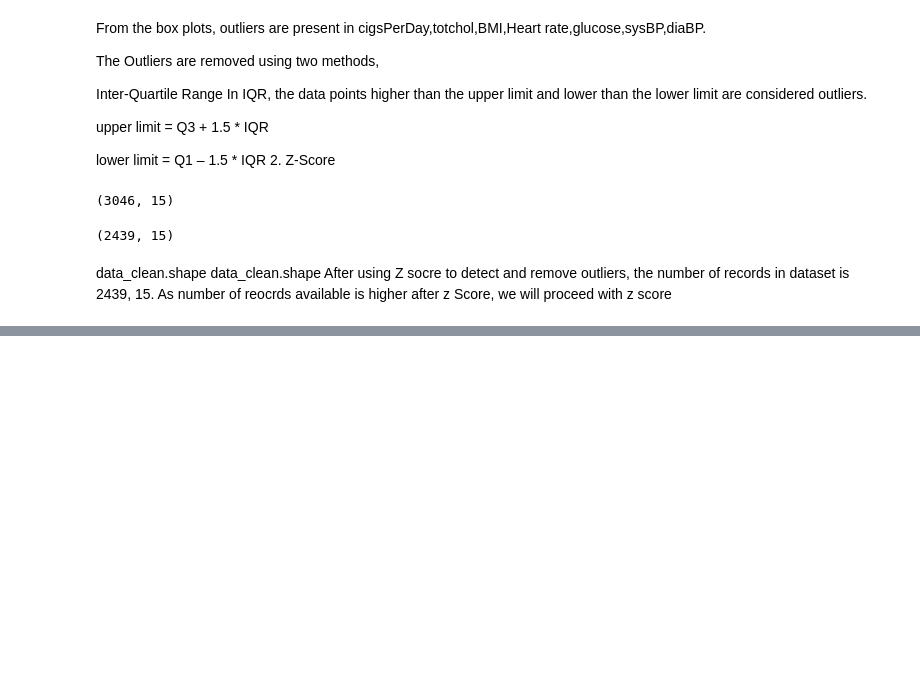
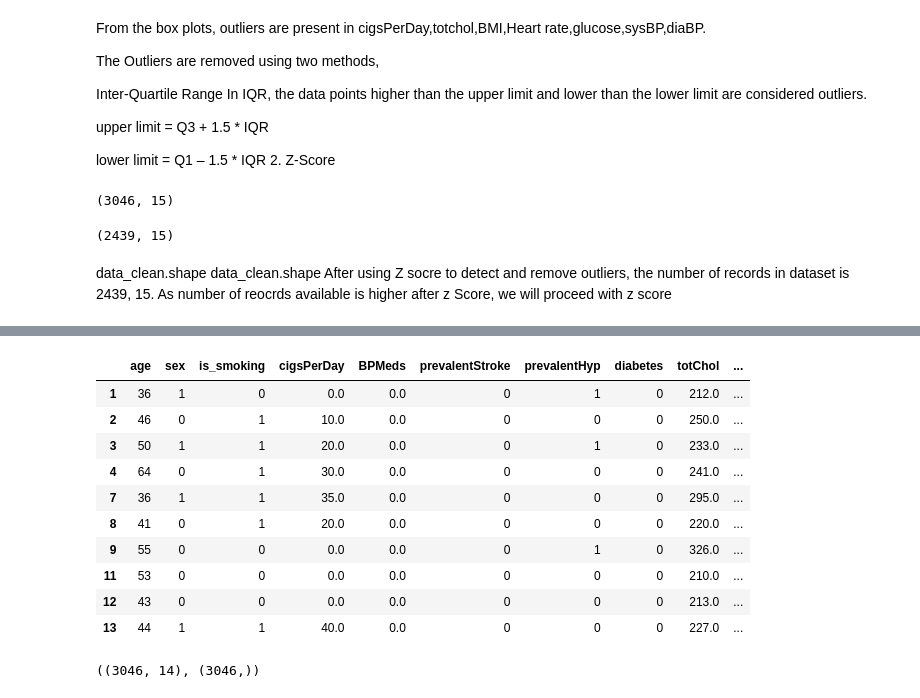
Before and after one commit to pmgumble/Cardiovascular-Risk-Prediction, a Jupyter notebook: Pratik_M_Gumble_Cardiovascular_Risk_Prediction.ipynb, the cells around one changed output, grey strips where cells are left out. Saved outputs shown, nothing was run; the diff lists cells and outputs as text; code cells hidden in the pictures; blank space fills up the shorter version.

```diff
--- a/Pratik_M_Gumble_Cardiovascular_Risk_Prediction.ipynb
+++ b/Pratik_M_Gumble_Cardiovascular_Risk_Prediction.ipynb
@@ -433,0 +450,14 @@ After using Z socre to detect and remove outliers, the number of records in data
+# %%
+dataset2.head(10)
+# %% [output]
+|  | age | sex | is_smoking | cigsPerDay | BPMeds | prevalentStroke | prevalentHyp | diabetes | totChol | ... |
+| 1 | 36 | 1 | 0 | 0.0 | 0.0 | 0 | 1 | 0 | 212.0 | ... |
+| 2 | 46 | 0 | 1 | 10.0 | 0.0 | 0 | 0 | 0 | 250.0 | ... |
+| 3 | 50 | 1 | 1 | 20.0 | 0.0 | 0 | 1 | 0 | 233.0 | ... |
+| 4 | 64 | 0 | 1 | 30.0 | 0.0 | 0 | 0 | 0 | 241.0 | ... |
+| 7 | 36 | 1 | 1 | 35.0 | 0.0 | 0 | 0 | 0 | 295.0 | ... |
+| 8 | 41 | 0 | 1 | 20.0 | 0.0 | 0 | 0 | 0 | 220.0 | ... |
+| 9 | 55 | 0 | 0 | 0.0 | 0.0 | 0 | 1 | 0 | 326.0 | ... |
+| 11 | 53 | 0 | 0 | 0.0 | 0.0 | 0 | 0 | 0 | 210.0 | ... |
+| 12 | 43 | 0 | 0 | 0.0 | 0.0 | 0 | 0 | 0 | 213.0 | ... |
+| 13 | 44 | 1 | 1 | 40.0 | 0.0 | 0 | 0 | 0 | 227.0 | ... |
@@ -433,0 +470,4 @@ After using Z socre to detect and remove outliers, the number of records in data
+# %%
+X.shape, Y.shape
+# %% [output]
+((3046, 14), (3046,))
```
Also changed, not shown: parts of 11 cells of this notebook.
